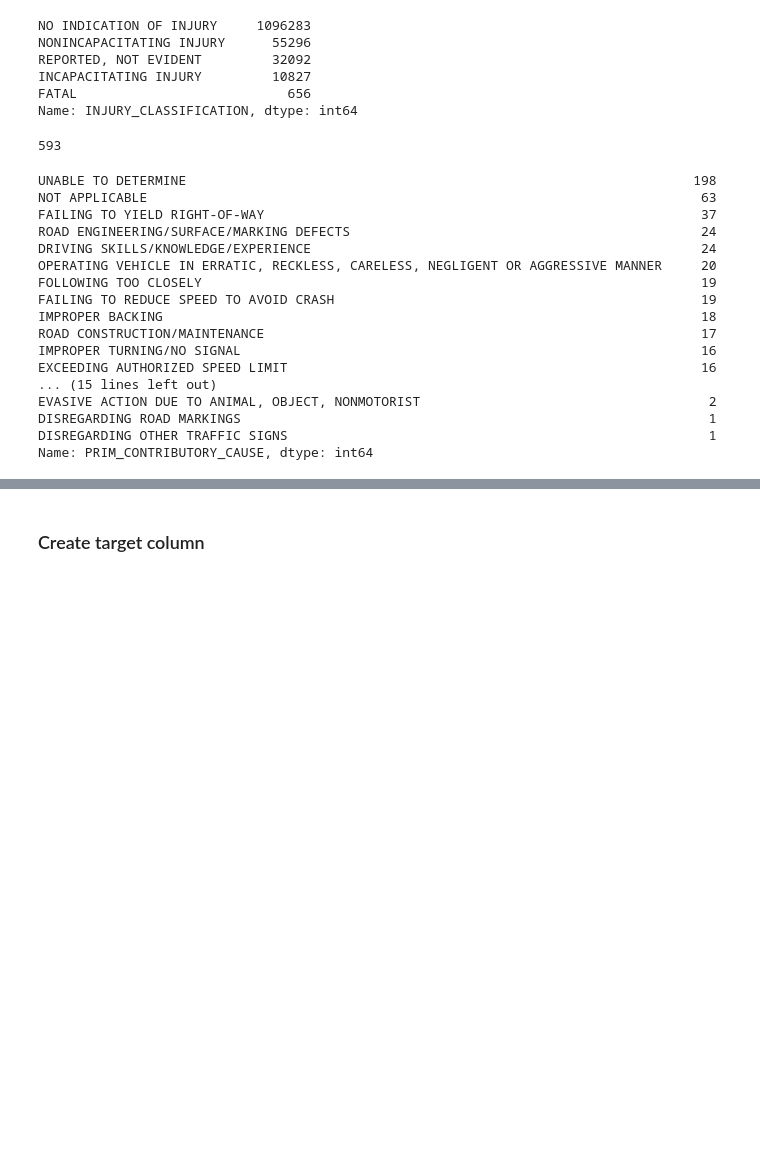
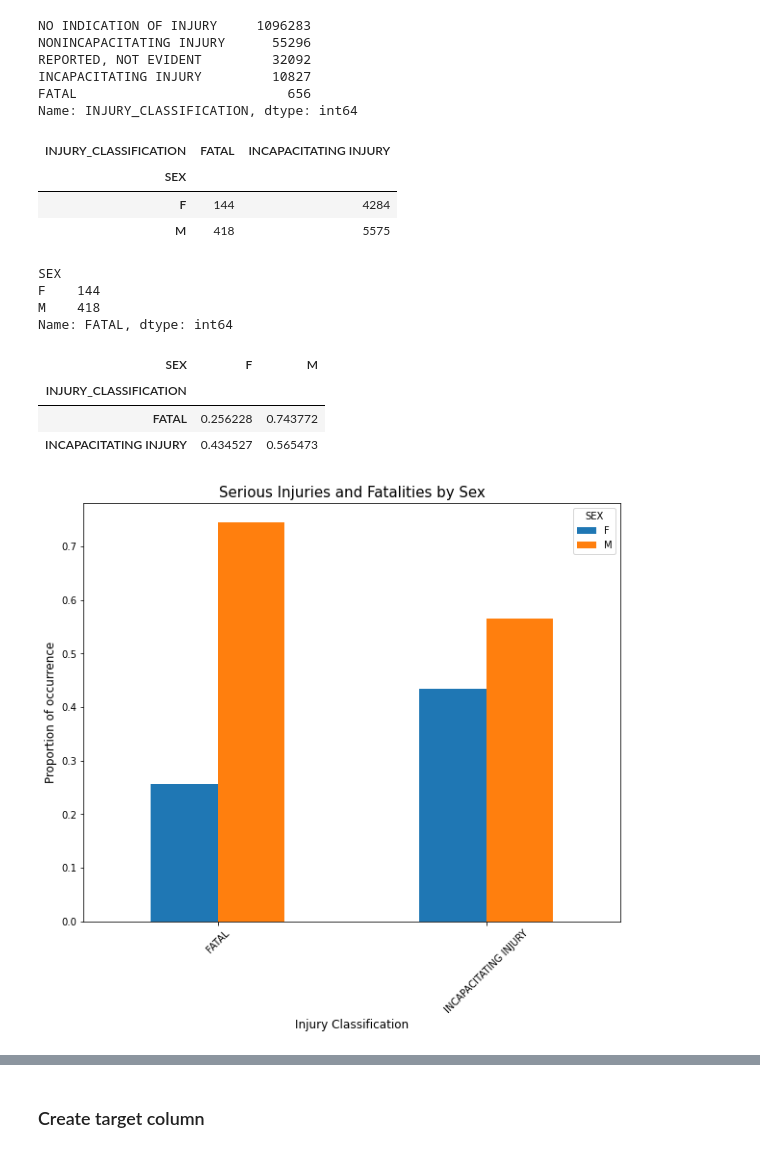
Before and after one commit to AngieKay/Chicago-Crashes, a Jupyter notebook: Markowitz_working_nb.ipynb, the cells around one changed output, grey strips where cells are left out. Drawn from its saved outputs; the diff is of its cells as text; code cells hidden in the pictures; blank space fills up the shorter version.

```diff
--- a/Markowitz_working_nb.ipynb
+++ b/Markowitz_working_nb.ipynb
@@ -536,27 +536,40 @@ REPORTED, NOT EVIDENT         32092
 INCAPACITATING INJURY         10827
 FATAL                           656
 Name: INJURY_CLASSIFICATION, dtype: int64
-# %%
-people_crashes_df.INJURY_CLASSIFICATION.isna().sum()
-# %% [output]
-593
-# %%
-people_crashes_df[people_crashes_df['INJURY_CLASSIFICATION'].isna()]['PRIM_CONTRIBUTORY_CAUSE'].value_counts()
-# %% [output]
-UNABLE TO DETERMINE                                                                 198
-NOT APPLICABLE                                                                       63
-FAILING TO YIELD RIGHT-OF-WAY                                                        37
-ROAD ENGINEERING/SURFACE/MARKING DEFECTS                                             24
-DRIVING SKILLS/KNOWLEDGE/EXPERIENCE                                                  24
-OPERATING VEHICLE IN ERRATIC, RECKLESS, CARELESS, NEGLIGENT OR AGGRESSIVE MANNER     20
-FOLLOWING TOO CLOSELY                                                                19
-FAILING TO REDUCE SPEED TO AVOID CRASH                                               19
-IMPROPER BACKING                                                                     18
-ROAD CONSTRUCTION/MAINTENANCE                                                        17
-IMPROPER TURNING/NO SIGNAL                                                           16
-EXCEEDING AUTHORIZED SPEED LIMIT                                                     16
-... (15 lines left out)
-EVASIVE ACTION DUE TO ANIMAL, OBJECT, NONMOTORIST                                     2
-DISREGARDING ROAD MARKINGS                                                            1
-DISREGARDING OTHER TRAFFIC SIGNS                                                      1
-Name: PRIM_CONTRIBUTORY_CAUSE, dtype: int64
+# %%
+sex_incapac_fatal = pd.crosstab(people_crashes_df.SEX, people_crashes_df.INJURY_CLASSIFICATION)[:2][['FATAL', 'INCAPACITATING INJURY']]
+# %%
+sex_incapac_fatal
+# %% [output]
+| INJURY_CLASSIFICATION | FATAL | INCAPACITATING INJURY |
+| SEX |  |  |
+| F | 144 | 4284 |
+| M | 418 | 5575 |
+# %%
+sex_incapac_fatal_percent = sex_incapac_fatal.copy()
+# %%
+sex_incapac_fatal_percent['FATAL']
+# %% [output]
+SEX
+F    144
+M    418
+Name: FATAL, dtype: int64
+# %%
+sex_incapac_fatal_percent['FATAL'] = sex_incapac_fatal['FATAL'].apply(lambda x: x/sex_incapac_fatal['FATAL'].sum())
+sex_incapac_fatal_percent['INCAPACITATING INJURY'] = sex_incapac_fatal['INCAPACITATING INJURY'].apply(lambda x: x/sex_incapac_fatal['INCAPACITATING INJURY'].sum())
+# %%
+sex_incapac_fatal_percent.T
+# %% [output]
+| SEX | F | M |
+| INJURY_CLASSIFICATION |  |  |
+| FATAL | 0.256228 | 0.743772 |
+| INCAPACITATING INJURY | 0.434527 | 0.565473 |
+# %%
+fig, ax = plt.subplots(figsize=(10, 8))
+sex_incapac_fatal_percent.T.plot.bar(ax=ax)
+plt.title('Serious Injuries and Fatalities by Sex', size=15)
+plt.ylabel('Proportion of occurrence', size=12)
+plt.xlabel('Injury Classification', size=12)
+plt.xticks(rotation = 45);
+# %% [output]
+[figure, added]
```
Also changed, not shown: parts of 23 cells of this notebook.
